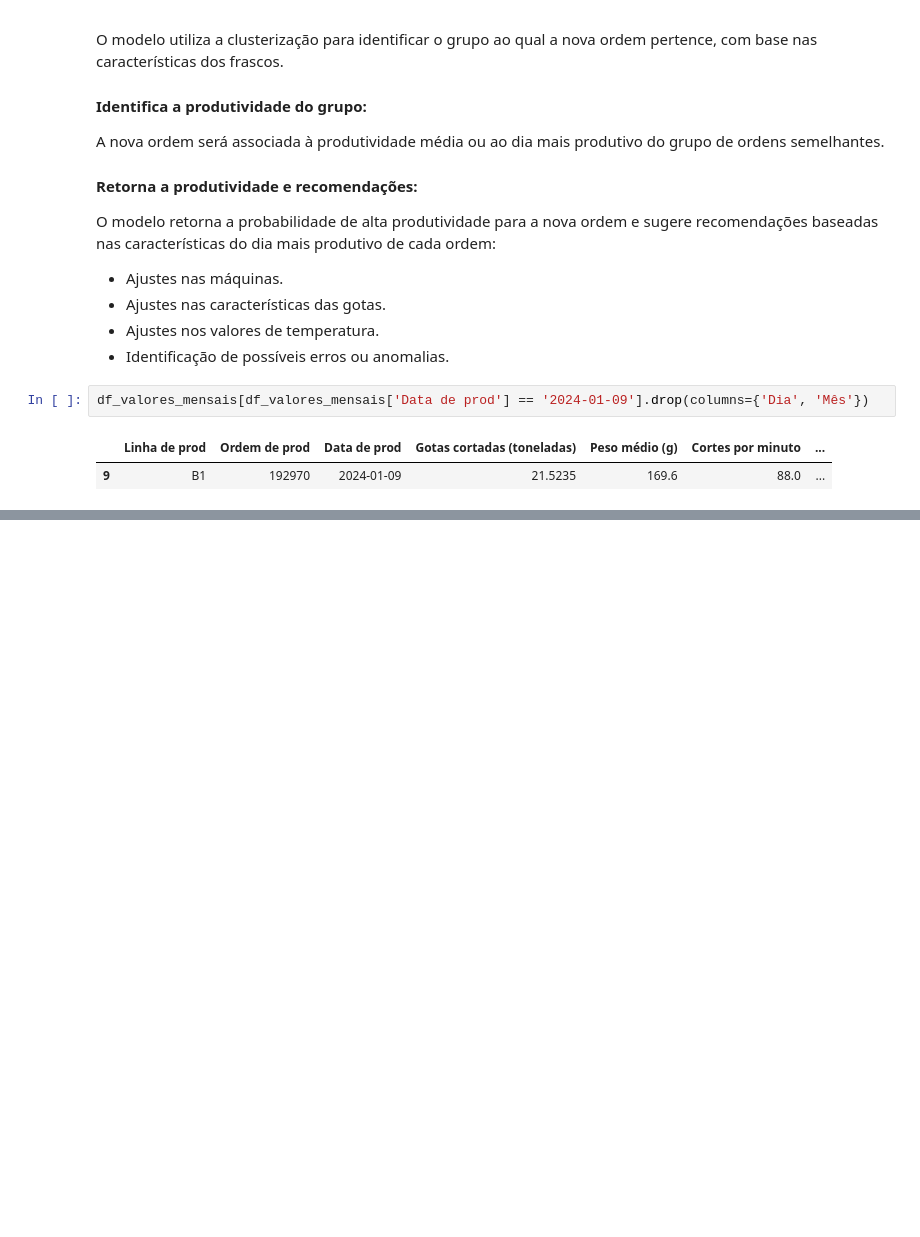
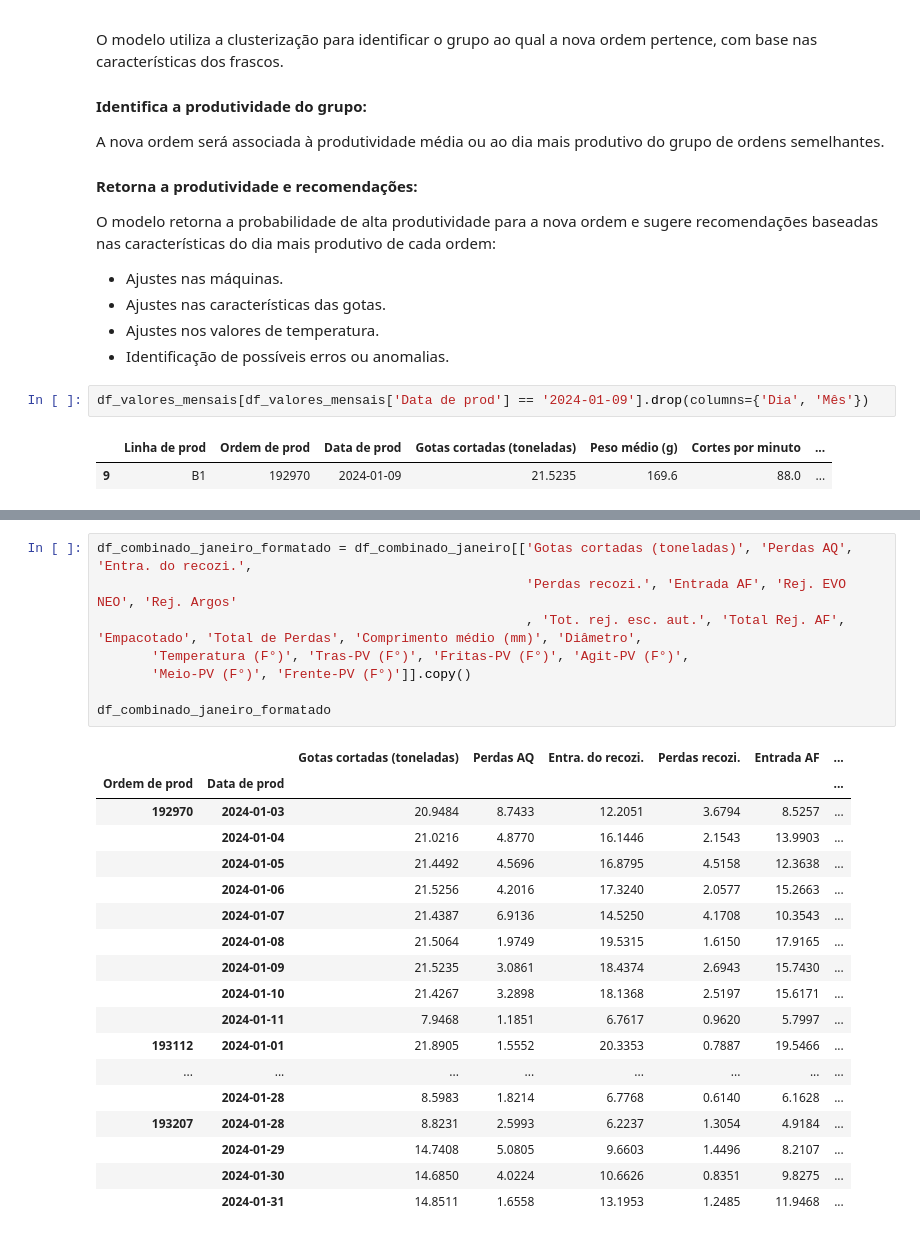
Before and after one commit to lucasz-g/Analise-Gotas, a Jupyter notebook: analise_gotas.ipynb, the cells around one changed output, grey strips where cells are left out. Cells and saved outputs as stored; diff of their text form; blank space fills up the shorter version.

```diff
--- a/analise_gotas.ipynb
+++ b/analise_gotas.ipynb
@@ -938,0 +1068,27 @@ df_valores_mensais[df_valores_mensais['Data de prod'] == '2024-01-09'].drop(colu
+# %%
+df_combinado_janeiro_formatado = df_combinado_janeiro[['Gotas cortadas (toneladas)', 'Perdas AQ', 'Entra. do recozi.',
+                                                       'Perdas recozi.', 'Entrada AF', 'Rej. EVO NEO', 'Rej. Argos'
+                                                       , 'Tot. rej. esc. aut.', 'Total Rej. AF', 'Empacotado', 'Total de Perdas', 'Comprimento médio (mm)', 'Diâmetro',
+       'Temperatura (F°)', 'Tras-PV (F°)', 'Fritas-PV (F°)', 'Agit-PV (F°)',
+       'Meio-PV (F°)', 'Frente-PV (F°)']].copy()
+
+df_combinado_janeiro_formatado
+# %% [output]
+|  |  | Gotas cortadas (toneladas) | Perdas AQ | Entra. do recozi. | Perdas recozi. | Entrada AF | ... |
+| Ordem de prod | Data de prod |  |  |  |  |  | ... |
+| 192970 | 2024-01-03 | 20.9484 | 8.7433 | 12.2051 | 3.6794 | 8.5257 | ... |
+|  | 2024-01-04 | 21.0216 | 4.8770 | 16.1446 | 2.1543 | 13.9903 | ... |
+|  | 2024-01-05 | 21.4492 | 4.5696 | 16.8795 | 4.5158 | 12.3638 | ... |
+|  | 2024-01-06 | 21.5256 | 4.2016 | 17.3240 | 2.0577 | 15.2663 | ... |
+|  | 2024-01-07 | 21.4387 | 6.9136 | 14.5250 | 4.1708 | 10.3543 | ... |
+|  | 2024-01-08 | 21.5064 | 1.9749 | 19.5315 | 1.6150 | 17.9165 | ... |
+|  | 2024-01-09 | 21.5235 | 3.0861 | 18.4374 | 2.6943 | 15.7430 | ... |
+|  | 2024-01-10 | 21.4267 | 3.2898 | 18.1368 | 2.5197 | 15.6171 | ... |
+|  | 2024-01-11 | 7.9468 | 1.1851 | 6.7617 | 0.9620 | 5.7997 | ... |
+| 193112 | 2024-01-01 | 21.8905 | 1.5552 | 20.3353 | 0.7887 | 19.5466 | ... |
+| ... | ... | ... | ... | ... | ... | ... | ... |
+|  | 2024-01-28 | 8.5983 | 1.8214 | 6.7768 | 0.6140 | 6.1628 | ... |
+| 193207 | 2024-01-28 | 8.8231 | 2.5993 | 6.2237 | 1.3054 | 4.9184 | ... |
+|  | 2024-01-29 | 14.7408 | 5.0805 | 9.6603 | 1.4496 | 8.2107 | ... |
+|  | 2024-01-30 | 14.6850 | 4.0224 | 10.6626 | 0.8351 | 9.8275 | ... |
+|  | 2024-01-31 | 14.8511 | 1.6558 | 13.1953 | 1.2485 | 11.9468 | ... |
```
Also changed, not shown: parts of 13 cells of this notebook, 2 other files.
